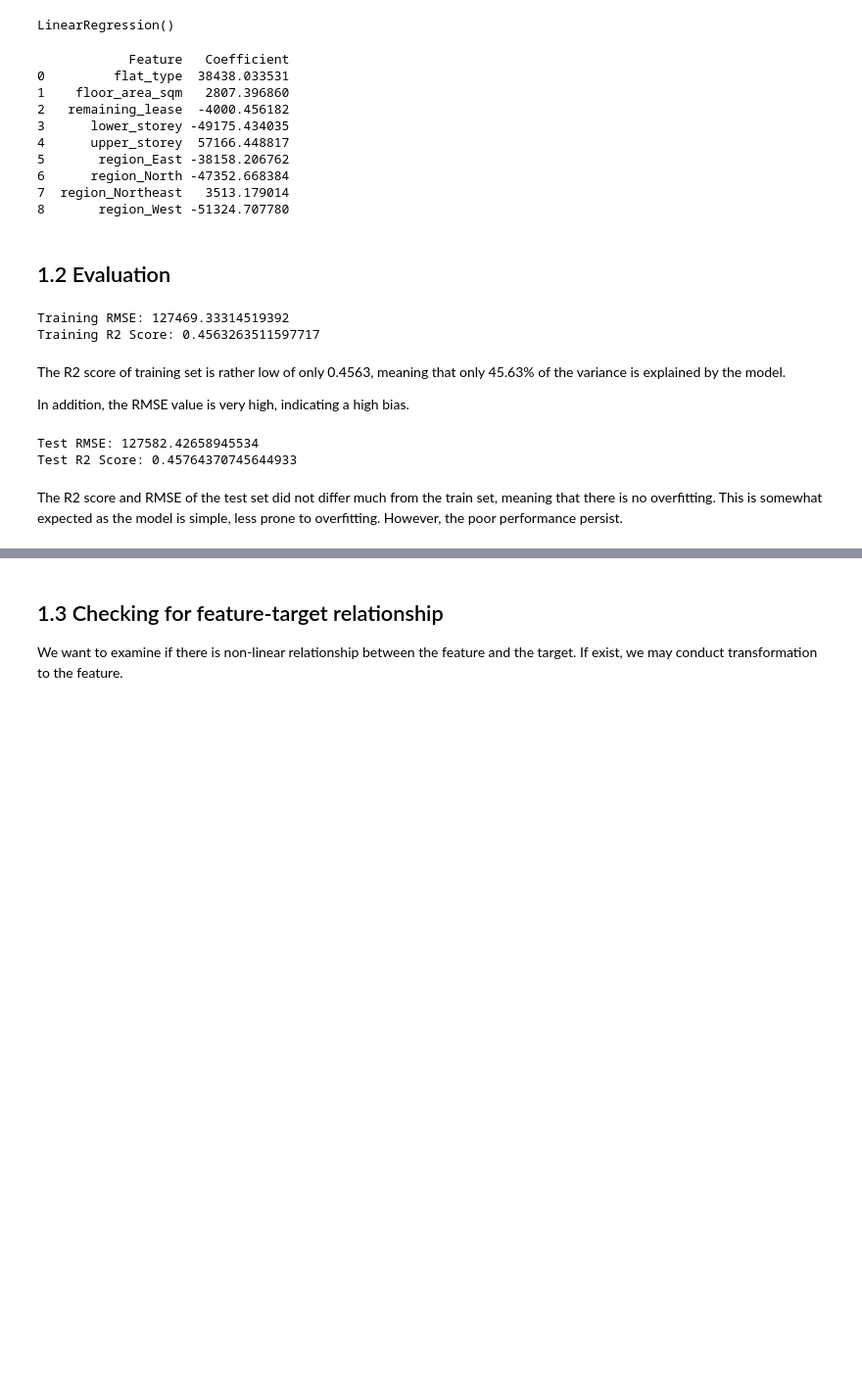
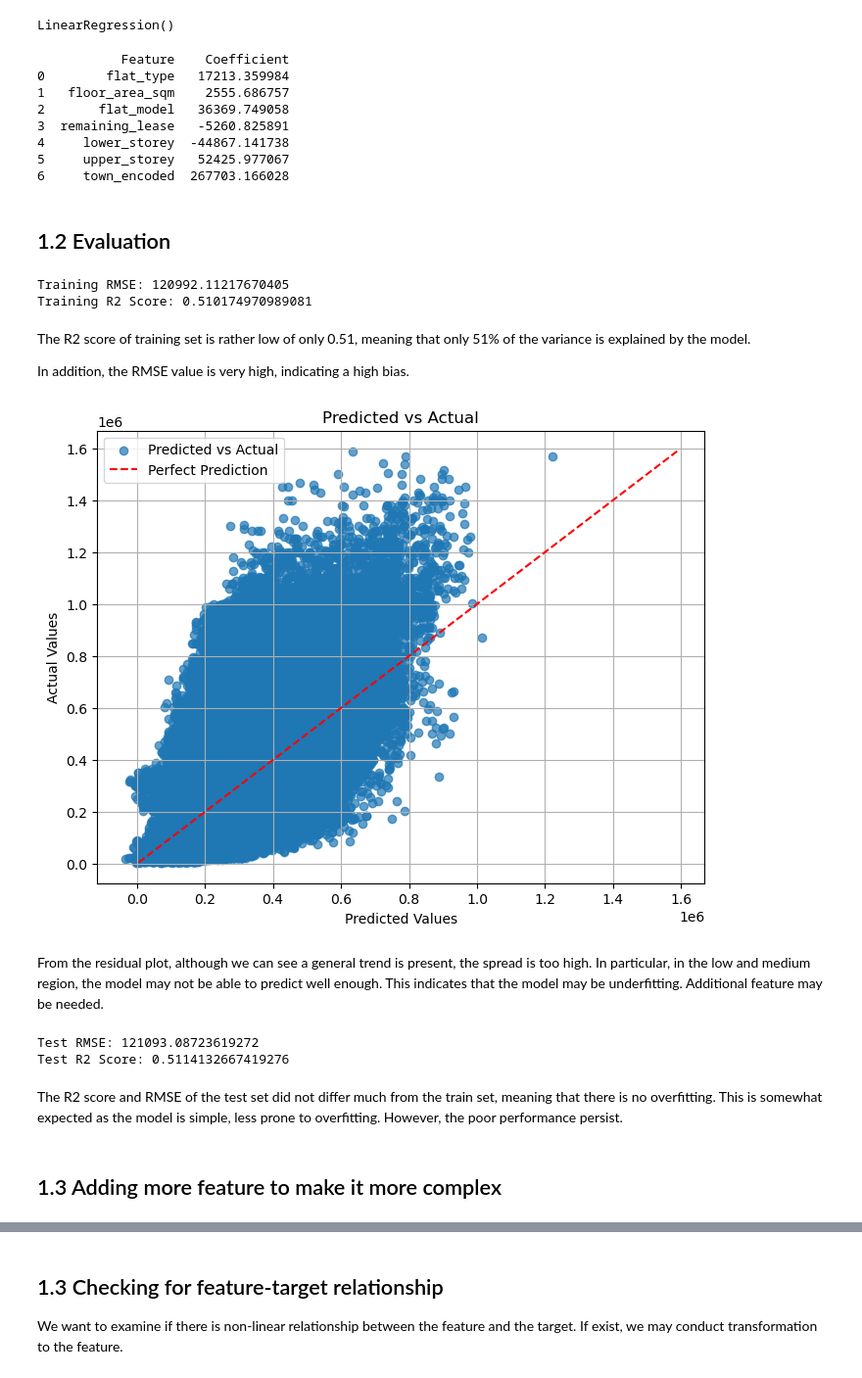
Before and after one commit to Zimmy313/HDB_HousingPrice_ML_Project, a Jupyter notebook: src/Regression_models.ipynb, the cells around one changed output, grey strips where cells are left out. Shown at 98% size. Drawn from its saved outputs; the diff is of its cells as text; code cells hidden in the pictures; blank space fills up the shorter version.

Commit message:
Improved linear model

```diff
--- a/src/Regression_models.ipynb
+++ b/src/Regression_models.ipynb
@@ -26,15 +31,16 @@ X_train_LR = X_train.drop(columns=["month"])
 X_test_LR = X_test.drop(columns=["month"])
 # %%
 # Initialize the linear regression model
-linear_model = LinearRegression()
+model = LinearRegression()
 
 # Fit the model to the training data
-linear_model.fit(X_train_LR, y_train)
+model.fit(X_train_LR, y_train)
 # %% [output]
 LinearRegression()
 # %%
-features = linear_model.feature_names_in_
-coefficient = linear_model.coef_
+# examine the coefficients
+features = model.feature_names_in_
+coefficient = model.coef_
 flattened_coefficients = coefficient.flatten()
 
 
@@ -45,21 +51,19 @@ coefficients_df = pd.DataFrame({
 
 print(coefficients_df)
 # %% [output]
-            Feature   Coefficient
-0         flat_type  38438.033531
-1    floor_area_sqm   2807.396860
-2   remaining_lease  -4000.456182
-3      lower_storey -49175.434035
-4      upper_storey  57166.448817
-5       region_East -38158.206762
-6      region_North -47352.668384
-7  region_Northeast   3513.179014
-8       region_West -51324.707780
+           Feature    Coefficient
+0        flat_type   17213.359984
+1   floor_area_sqm    2555.686757
+2       flat_model   36369.749058
+3  remaining_lease   -5260.825891
+4     lower_storey  -44867.141738
+5     upper_storey   52425.977067
+6     town_encoded  267703.166028
 # %% [markdown]
 ## 1.2 Evaluation
 # %%
 # Make predictions on the training set
-y_train_pred_LR = linear_model.predict(X_train_LR)
+y_train_pred_LR = model.predict(X_train_LR)
 
 # Calculate training performance metrics
 train_rmse = root_mean_squared_error(y_train, y_train_pred_LR)
@@ -68,15 +72,29 @@ train_r2 = r2_score(y_train, y_train_pred_LR)
 print(f"Training RMSE: {train_rmse}")
 print(f"Training R2 Score: {train_r2}")
 # %% [output]
-Training RMSE: 127469.33314519392
-Training R2 Score: 0.4563263511597717
+Training RMSE: 120992.11217670405
+Training R2 Score: 0.510174970989081
 # %% [markdown]
-The R2 score of training set is rather low of only 0.4563, meaning that only 45.63% of the variance is explained by the model.
+The R2 score of training set is rather low of only 0.51, meaning that only 51% of the variance is explained by the model.
 
 In addition, the RMSE value is very high, indicating a high bias.
+# %%
+plt.figure(figsize=(8, 6))
+plt.scatter(y_train_pred_LR, y_train, alpha=0.7, label='Predicted vs Actual')
+plt.plot([y_train.min(), y_train.max()], [y_train.min(), y_train.max()], color='red', linestyle='--', label='Perfect Prediction')
+plt.title('Predicted vs Actual')
+plt.xlabel('Predicted Values')
+plt.ylabel('Actual Values')
+plt.grid(True)
+plt.legend()
+plt.show()
+# %% [output]
+[figure, added]
+# %% [markdown]
+From the residual plot, although we can see a general trend is present, the spread is too high. In particular, in the low and medium region, the model may not be able to predict well enough. This indicates that the model may be underfitting. Additional feature may be needed.
 # %%
 # Make predictions on the test set
-y_test_pred_LR = linear_model.predict(X_test_LR)
+y_test_pred_LR = model.predict(X_test_LR)
 
 # Calculate test performance metrics
 test_rmse = root_mean_squared_error(y_test, y_test_pred_LR)
@@ -85,7 +103,9 @@ test_r2 = r2_score(y_test, y_test_pred_LR)
 print(f"Test RMSE: {test_rmse}")
 print(f"Test R2 Score: {test_r2}")
 # %% [output]
-Test RMSE: 127582.42658945534
-Test R2 Score: 0.45764370745644933
+Test RMSE: 121093.08723619272
+Test R2 Score: 0.5114132667419276
 # %% [markdown]
 The R2 score and RMSE of the test set did not differ much from the train set, meaning that there is no overfitting. This is somewhat expected as the model is simple, less prone to overfitting. However, the poor performance persist.
+# %% [markdown]
+## 1.3 Adding more feature to make it more complex
```
Also changed, not shown: parts of 12 cells of this notebook, 8 other files.
